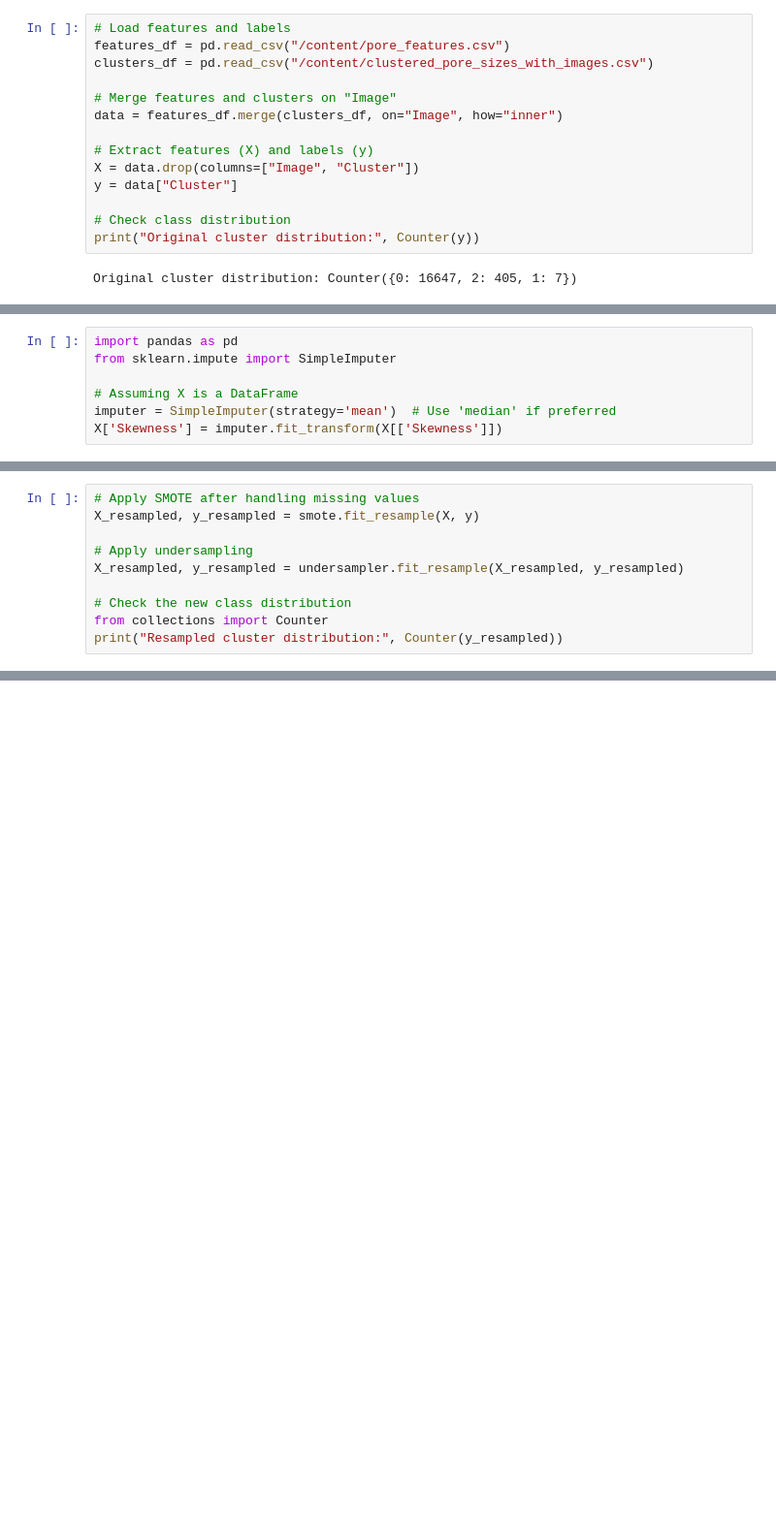
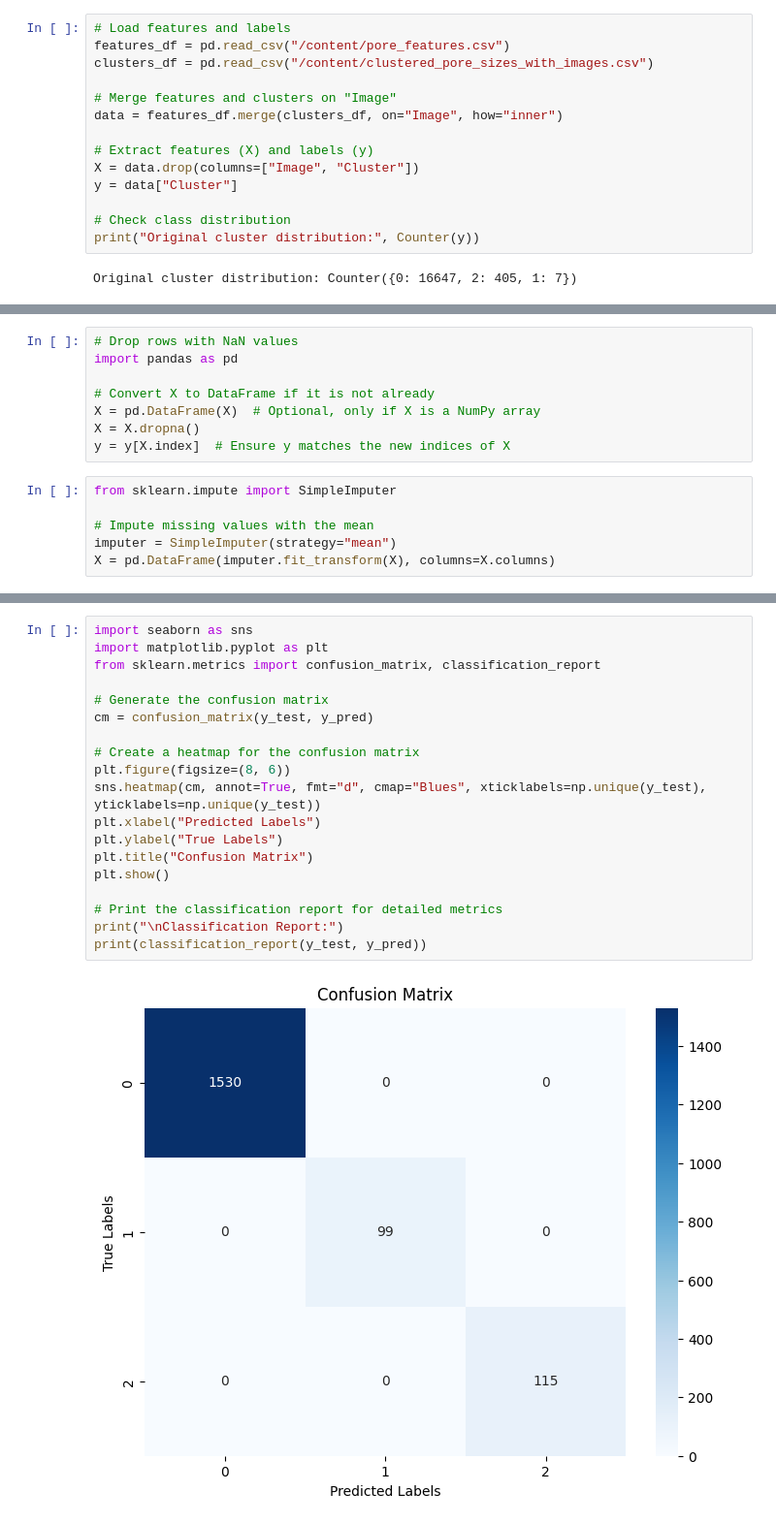
Before and after one commit to arhamwebexpert/SkinProgresTracker, a Jupyter notebook: skin_pores(VIT).ipynb, the cells around one changed output, grey strips where cells are left out. Shown at 97% size. Saved outputs shown, nothing was run; the diff lists cells and outputs as text; blank space fills up the shorter version.

```diff
--- a/skin_pores(VIT).ipynb
+++ b/skin_pores(VIT).ipynb
@@ -741,10 +923,17 @@ dtype: int64
+# %%
+# Drop rows with NaN values
+import pandas as pd
+
+# Convert X to DataFrame if it is not already
+X = pd.DataFrame(X)  # Optional, only if X is a NumPy array
+X = X.dropna()
+y = y[X.index]  # Ensure y matches the new indices of X
 # %%
-import pandas as pd
 from sklearn.impute import SimpleImputer
 
-# Assuming X is a DataFrame
-imputer = SimpleImputer(strategy='mean')  # Use 'median' if preferred
-X['Skewness'] = imputer.fit_transform(X[['Skewness']])
+# Impute missing values with the mean
+imputer = SimpleImputer(strategy="mean")
+X = pd.DataFrame(imputer.fit_transform(X), columns=X.columns)
 # %%
 # Define SMOTE and undersampling strategy
 smote = SMOTE(sampling_strategy={1: 406, 2: 406}, k_neighbors=min(len(y[y == 1]) - 1, len(y[y == 2]) - 1, 5))  # Oversample minority clusters with adjusted k_neighbors
@@ -762,16 +949,6 @@ X_resampled, y_resampled = undersampler.fit_resample(X_resampled, y_resampled)
 print("Resampled cluster distribution:", Counter(y_resampled))
 # %% [output]
 Resampled cluster distribution: Counter({0: 5000, 1: 406, 2: 406})
-# %%
-# Apply SMOTE after handling missing values
-X_resampled, y_resampled = smote.fit_resample(X, y)
-
-# Apply undersampling
-X_resampled, y_resampled = undersampler.fit_resample(X_resampled, y_resampled)
-
-# Check the new class distribution
-from collections import Counter
-print("Resampled cluster distribution:", Counter(y_resampled))
 # %%
 X_train, X_test, y_train, y_test = train_test_split(X_resampled, y_resampled, test_size=0.3, random_state=42)
 
@@ -828,0 +1014,21 @@ weighted avg       1.00      1.00      1.00      1744
+# %%
+import seaborn as sns
+import matplotlib.pyplot as plt
+from sklearn.metrics import confusion_matrix, classification_report
+
+# Generate the confusion matrix
+cm = confusion_matrix(y_test, y_pred)
+
+# Create a heatmap for the confusion matrix
+plt.figure(figsize=(8, 6))
+sns.heatmap(cm, annot=True, fmt="d", cmap="Blues", xticklabels=np.unique(y_test), yticklabels=np.unique(y_test))
+plt.xlabel("Predicted Labels")
+plt.ylabel("True Labels")
+plt.title("Confusion Matrix")
+plt.show()
+
+# Print the classification report for detailed metrics
+print("\nClassification Report:")
+print(classification_report(y_test, y_pred))
+# %% [output]
+[figure, added]
```
Also changed, not shown: parts of 32 cells of this notebook.
